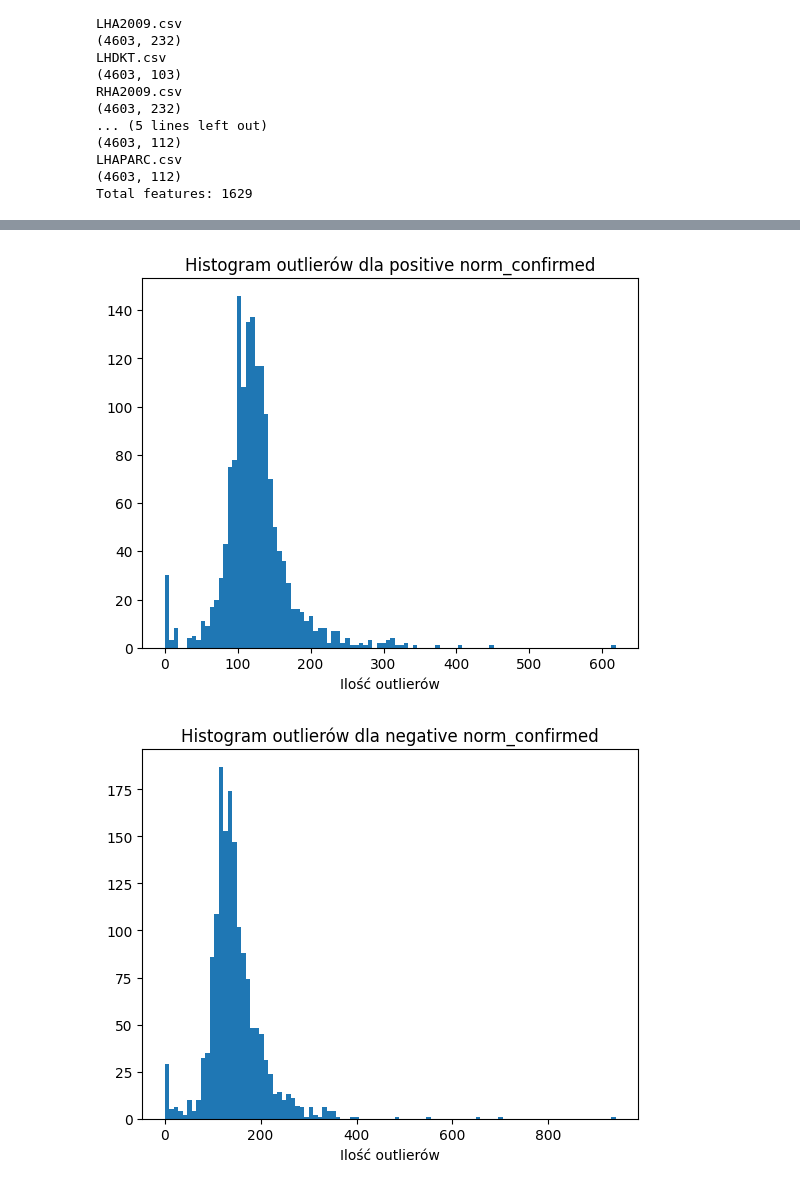
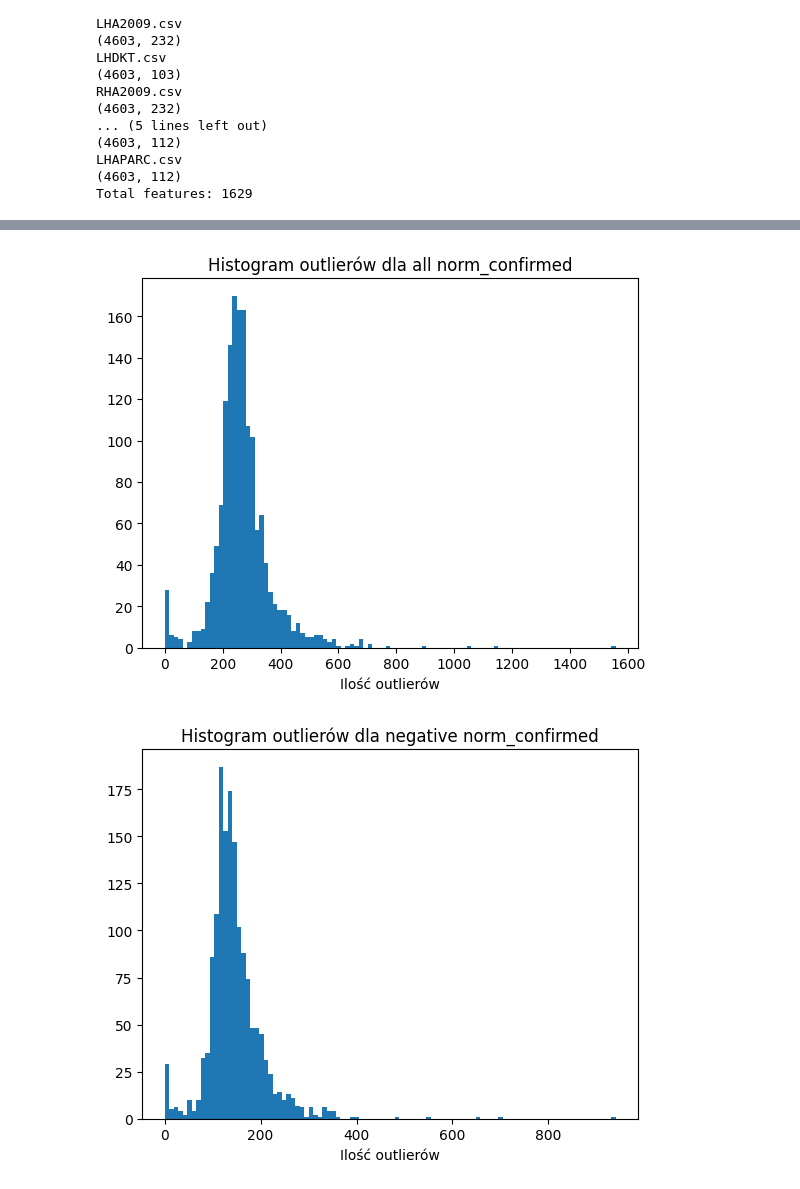
Before and after one commit to maria0026/MRI_machine_learning, a Jupyter notebook: data_info.ipynb, the cells around one changed output, grey strips where cells are left out. Drawn from its saved outputs; the diff is of its cells as text; code cells hidden in the pictures.

```diff
--- a/data_info.ipynb
+++ b/data_info.ipynb
@@ -76,16 +84,16 @@ print(df.shape)
 # %%
-type='positive'
+type='all'
 filename=f'results/{type}_outliers_values.csv'
 df = pd.read_csv(filename, sep='\t', index_col=0)
 
 #make a histogram from row 'outliers_values'
 
 plt.hist(df.loc['outliers_number'], bins=100)
 plt.title(f'Histogram outlierów dla {type} norm_confirmed')
 plt.xlabel('Ilość outlierów')
 plt.savefig(f'plots/outliers_{type}.png')
 # %% [output]
-[figure, old version]
+[figure, new version]
 # %%
 type='negative'
 filename=f'results/{type}_outliers_values.csv'
```
Also changed, not shown: parts of 8 cells of this notebook.
